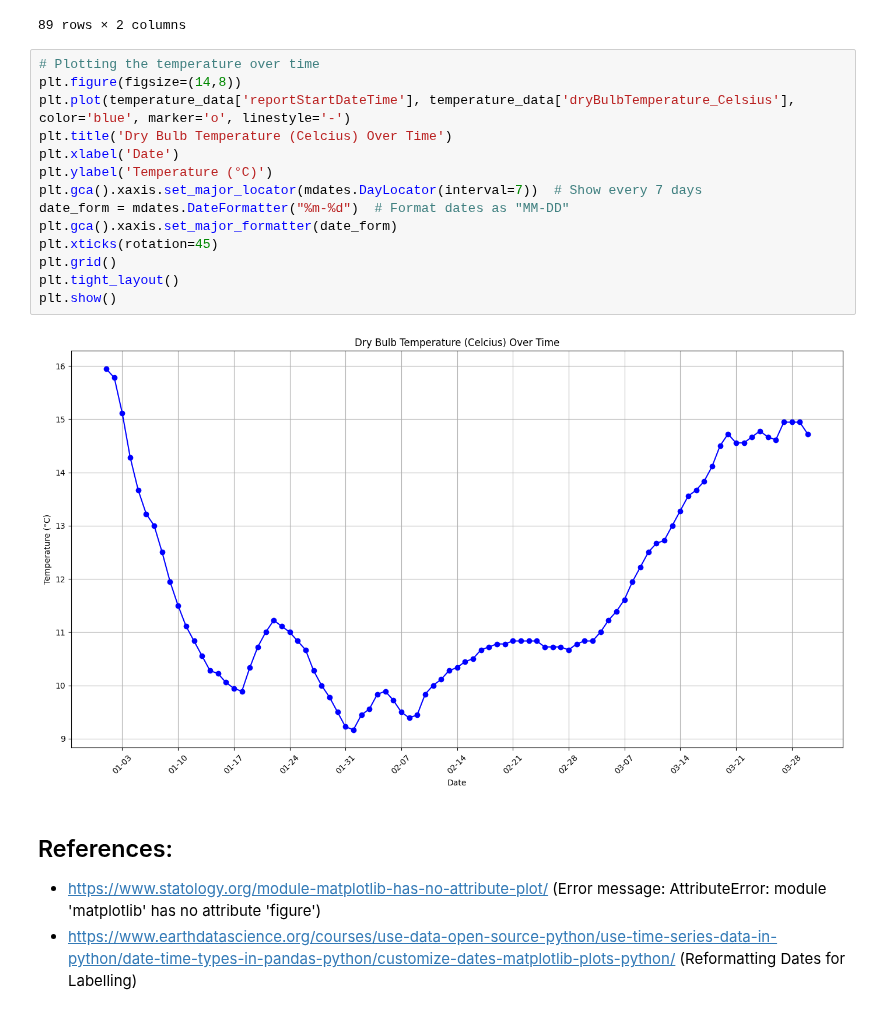
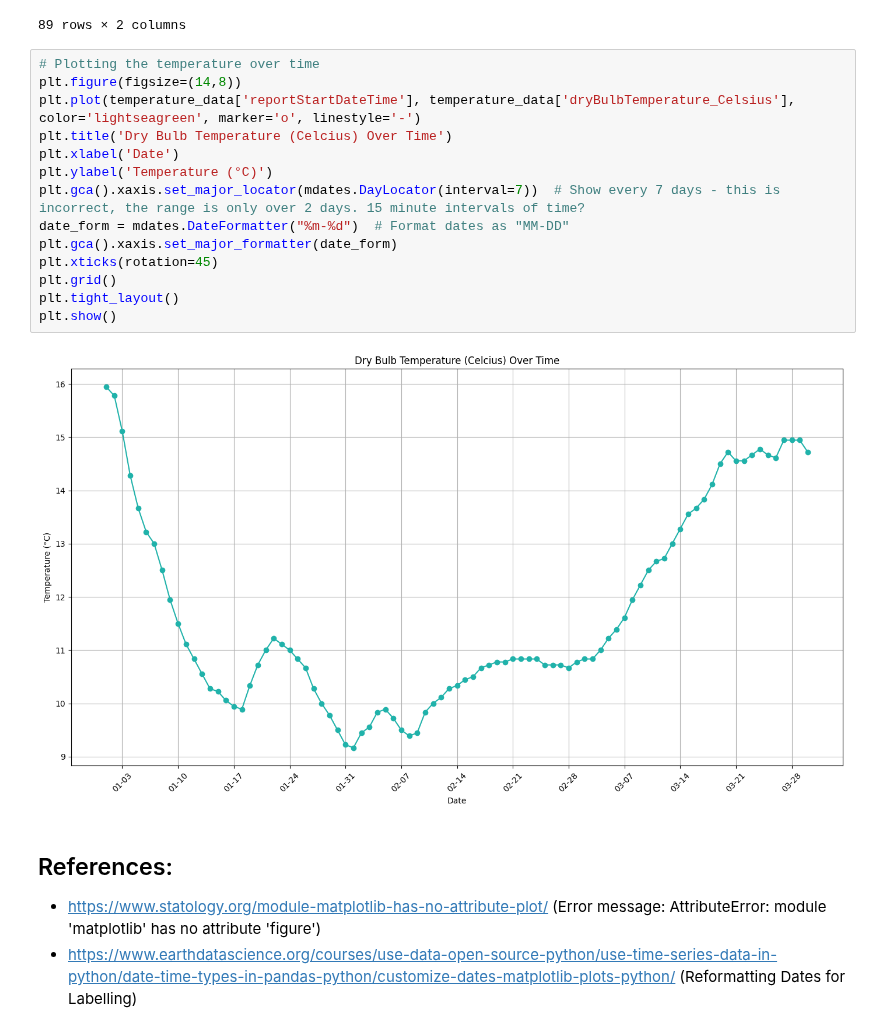
Before and after one commit to briannemcgrath/PFDA, a Jupyter notebook: assignments/assignment2-weather.ipynb, the cells around one changed output. Cells and saved outputs as stored; diff of their text form.

```diff
--- a/assignments/assignment2-weather.ipynb
+++ b/assignments/assignment2-weather.ipynb
@@ -42,19 +42,19 @@ display(temperature_data)
 # %%
 # Plotting the temperature over time
 plt.figure(figsize=(14,8))
-plt.plot(temperature_data['reportStartDateTime'], temperature_data['dryBulbTemperature_Celsius'], color='blue', marker='o', linestyle='-')
+plt.plot(temperature_data['reportStartDateTime'], temperature_data['dryBulbTemperature_Celsius'], color='lightseagreen', marker='o', linestyle='-')
 plt.title('Dry Bulb Temperature (Celcius) Over Time')
 plt.xlabel('Date')
 plt.ylabel('Temperature (°C)')
-plt.gca().xaxis.set_major_locator(mdates.DayLocator(interval=7))  # Show every 7 days
+plt.gca().xaxis.set_major_locator(mdates.DayLocator(interval=7))  # Show every 7 days - this is incorrect, the range is only over 2 days. 15 minute intervals of time?
 date_form = mdates.DateFormatter("%m-%d")  # Format dates as "MM-DD"
 plt.gca().xaxis.set_major_formatter(date_form)
 plt.xticks(rotation=45)
 plt.grid()
 plt.tight_layout()
 plt.show()
 # %% [output]
-[figure, old version]
+[figure, new version]
 # %% [markdown]
 ## References:
 
```
